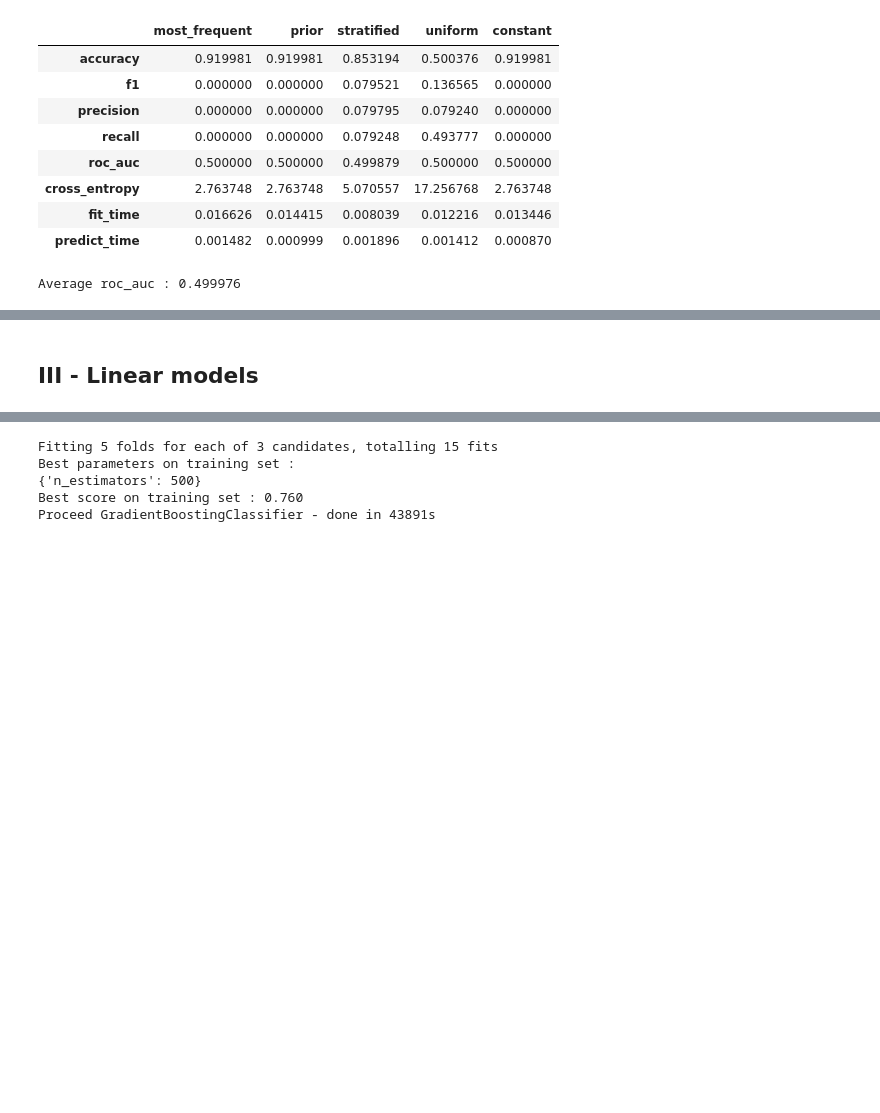
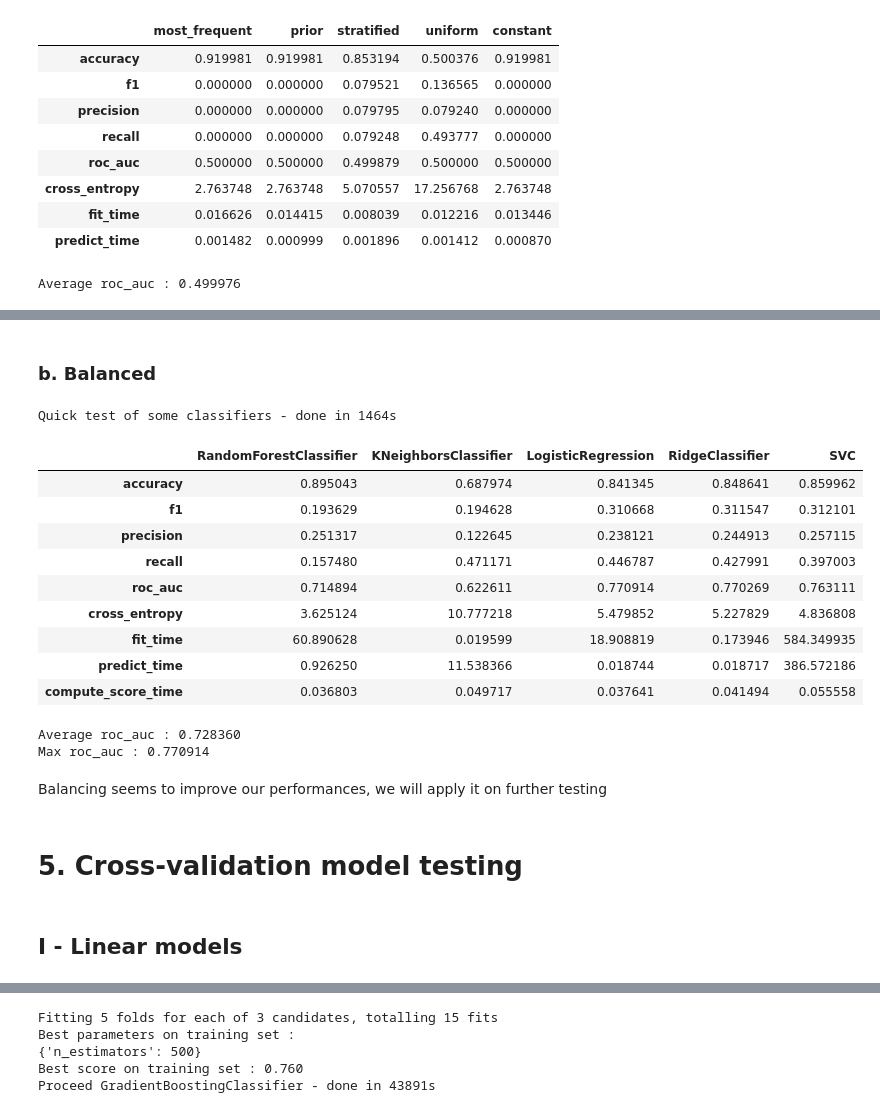
Before and after one commit to RobinPbt/P7-Openclassrooms, a Jupyter notebook: P7_modeling.ipynb, the cells around one changed output, grey strips where cells are left out. Saved outputs shown, nothing was run; the diff lists cells and outputs as text; code cells hidden in the pictures; blank space fills up the shorter version.

```diff
--- a/P7_modeling.ipynb
+++ b/P7_modeling.ipynb
@@ -291,0 +336,28 @@ Average roc_auc : 0.705645
+# %% [markdown]
+### b. Balanced
+# %%
+with timer("Quick test of some classifiers"):
+    quick_test_2 = quick_classifiers_test(x_train_pca, y_train, valid_size=0.2,models_list=models_list,
+                                          random_state=random_state, max_iter=10000, n_jobs=-1, balance_class=True)
+
+quick_test_2
+# %% [output]
+Quick test of some classifiers - done in 1464s
+|  | RandomForestClassifier | KNeighborsClassifier | LogisticRegression | RidgeClassifier | SVC |
+| accuracy | 0.895043 | 0.687974 | 0.841345 | 0.848641 | 0.859962 |
+| f1 | 0.193629 | 0.194628 | 0.310668 | 0.311547 | 0.312101 |
+| precision | 0.251317 | 0.122645 | 0.238121 | 0.244913 | 0.257115 |
+| recall | 0.157480 | 0.471171 | 0.446787 | 0.427991 | 0.397003 |
+| roc_auc | 0.714894 | 0.622611 | 0.770914 | 0.770269 | 0.763111 |
+| cross_entropy | 3.625124 | 10.777218 | 5.479852 | 5.227829 | 4.836808 |
+| fit_time | 60.890628 | 0.019599 | 18.908819 | 0.173946 | 584.349935 |
+| predict_time | 0.926250 | 11.538366 | 0.018744 | 0.018717 | 386.572186 |
+| compute_score_time | 0.036803 | 0.049717 | 0.037641 | 0.041494 | 0.055558 |
+# %%
+print("Average roc_auc : {:.6f}".format(quick_test_2.iloc[4].mean()))
+print("Max roc_auc : {:.6f}".format(quick_test_2.iloc[4].max()))
+# %% [output]
+Average roc_auc : 0.728360
+Max roc_auc : 0.770914
+# %% [markdown]
+Balancing seems to improve our performances, we will apply it on further testing
@@ -292,5 +366,7 @@ Average roc_auc : 0.705645
+# %% [markdown]
+# 5. Cross-validation model testing <a class="anchor" id="11-bullet"></a>
 # %% [markdown]
-## III - Linear models <a class="anchor" id="10-bullet"></a>
+## I - Linear models <a class="anchor" id="12-bullet"></a>
 # %%
 # LogisticRegression
 
```
Also changed, not shown: parts of 72 cells of this notebook, 1 other file.
